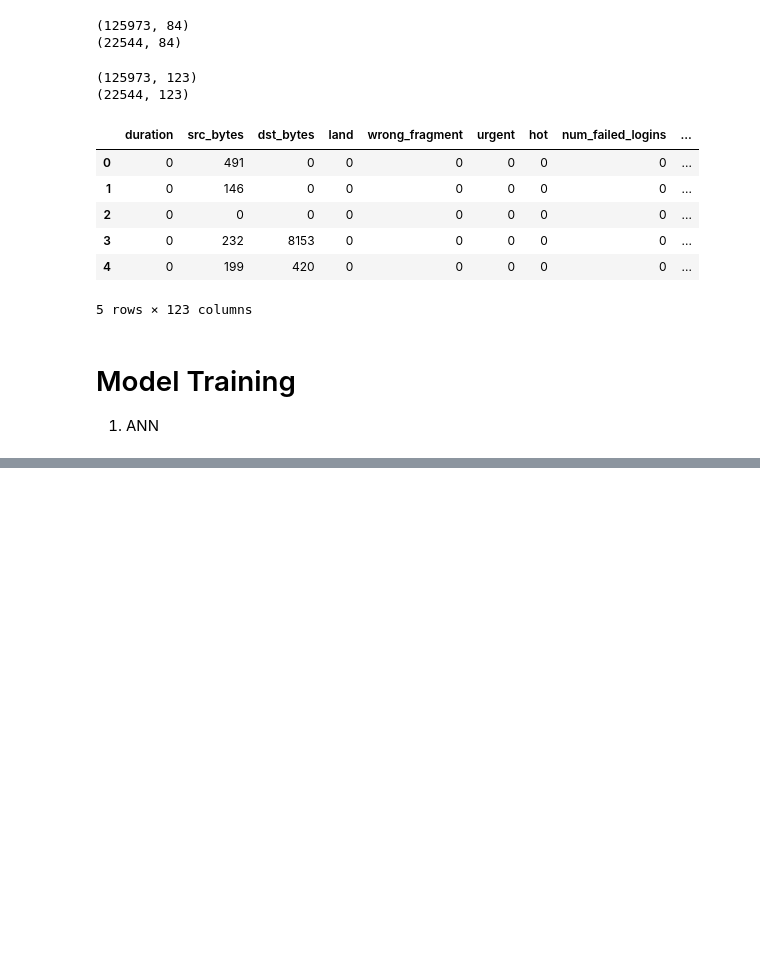
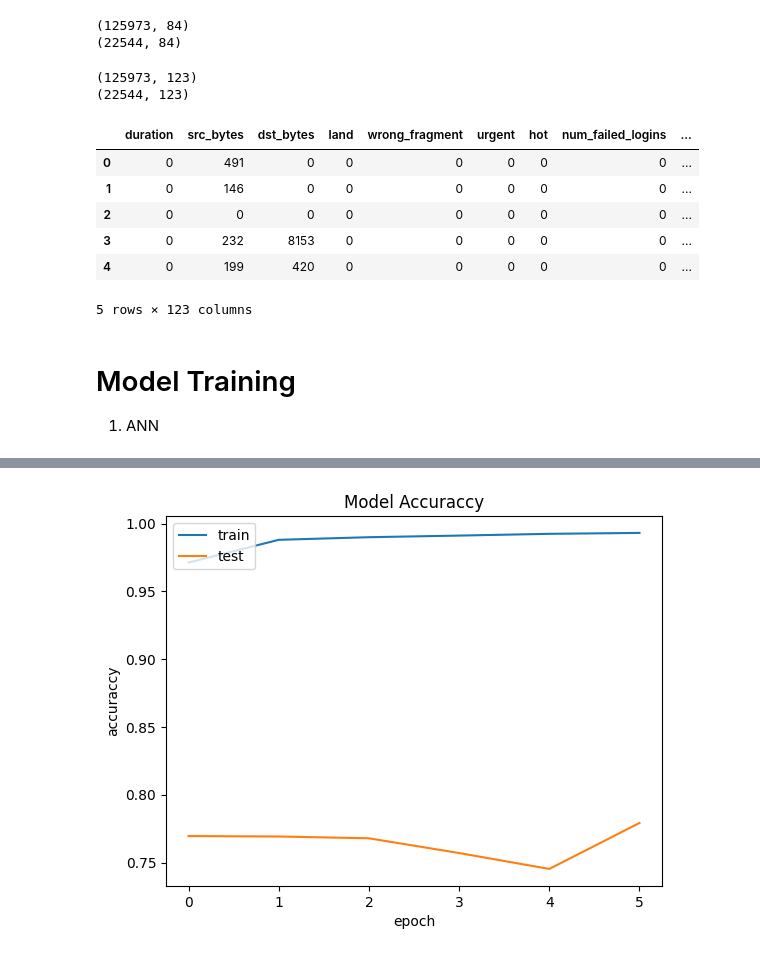
Before and after one commit to Shahriar-Saikat21/Anamoly_Detection_Ensemble_DNN, a Jupyter notebook: model.ipynb, the cells around one changed output, grey strips where cells are left out. Saved outputs shown, nothing was run; the diff lists cells and outputs as text; code cells hidden in the pictures; blank space fills up the shorter version.

```diff
--- a/model.ipynb
+++ b/model.ipynb
@@ -338,0 +524,19 @@ newdf_train.head()
+# %%
+x_train2_reshaped = x_train2.reshape(x_train2.shape[0],1,x_train2.shape[1],1)
+x_test2_reshaped = x_test2.reshape(x_test2.shape[0],1,x_test2.shape[1],1)
+# %%
+model_CNN = Sequential([
+    Conv2D(64, (1, 3), activation='relu', input_shape=(1, x_train2.shape[1], 1)),
+    MaxPooling2D(pool_size=(1, 2)),
+    Conv2D(32, (1, 3), activation='relu'),
+    MaxPooling2D(pool_size=(1, 2)),
+    Conv2D(16, (1, 3), activation='relu'),
+    MaxPooling2D(pool_size=(1, 2)),
+    Conv2D(32, (1, 3), activation='relu'),
+    MaxPooling2D(pool_size=(1, 2)),
+    Conv2D(64, (1, 3), activation='relu'),
+    MaxPooling2D(pool_size=(1, 2)),
+    Flatten(),
+    Dense(64, activation='relu'),
+    Dense(5, activation='softmax')
+])
@@ -338,0 +567,4 @@ newdf_train.head()
+# %%
+model_CNN.compile(optimizer = Adam(learning_rate = 0.001),loss='sparse_categorical_crossentropy',metrics=['accuracy'])
+# %%
+CNN_history = model_CNN.fit(x_train2_reshaped,y_train2, validation_data = (x_test2_reshaped, y_test2), epochs = 100,batch_size=32, callbacks = [early_stopping],verbose = 1, shuffle = True)
@@ -338,0 +595,10 @@ newdf_train.head()
+# %%
+plt.plot(CNN_history.history['accuracy'])
+plt.plot(CNN_history.history['val_accuracy'])
+plt.title("Model Accuraccy")
+plt.ylabel('accuraccy')
+plt.xlabel('epoch')
+plt.legend(['train','test'],loc='upper left')
+plt.show()
+# %% [output]
+[figure, added]
```
Also changed, not shown: parts of 28 cells of this notebook, 2 other files.
